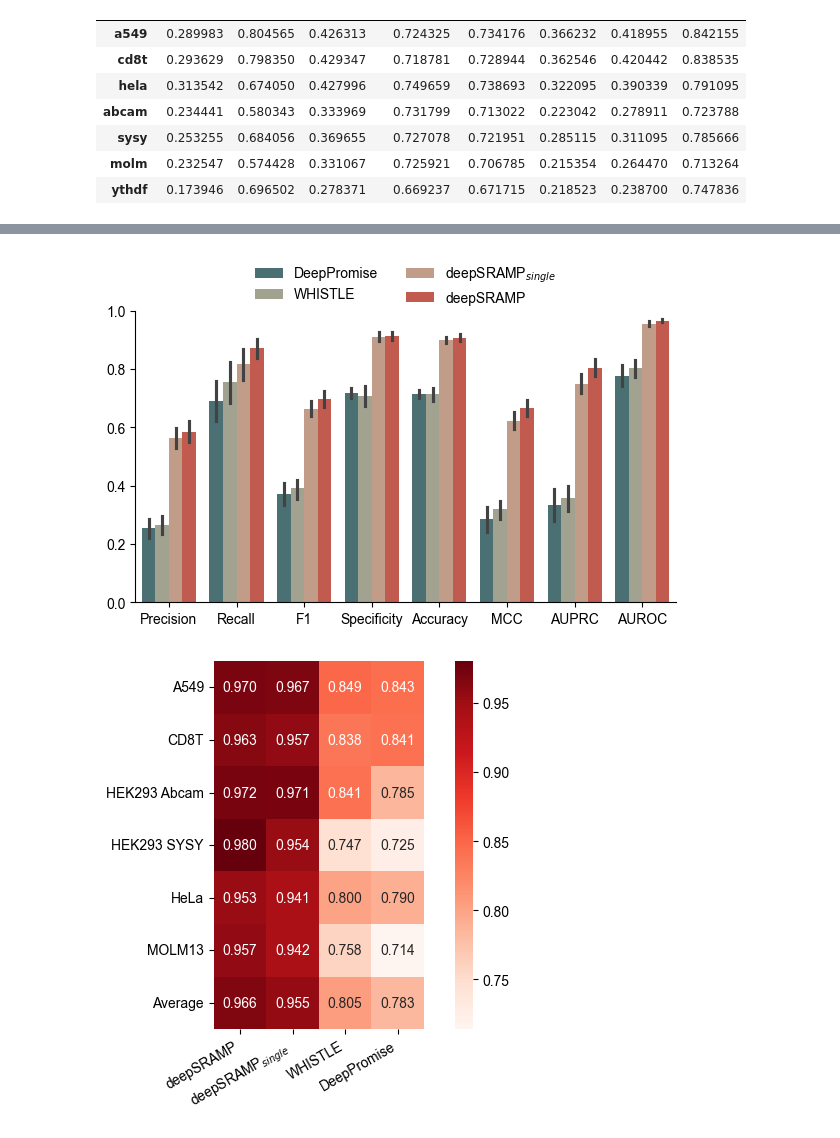
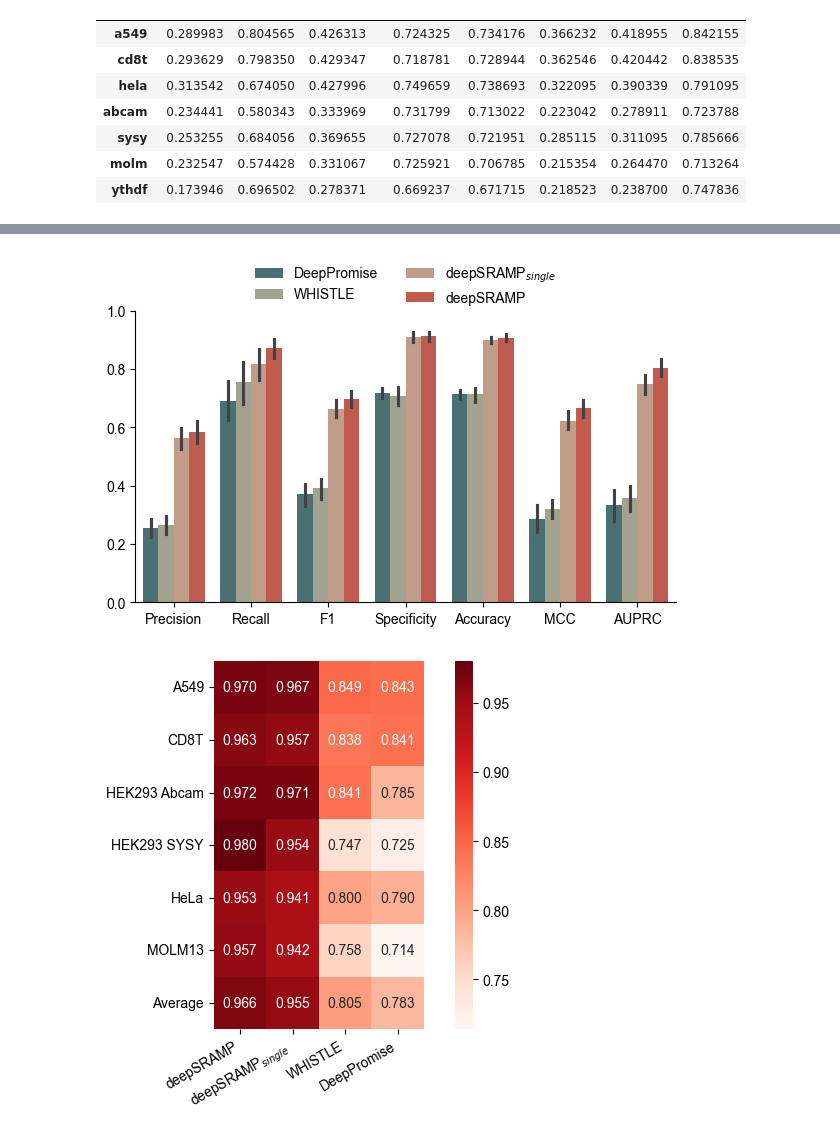
Before and after one commit to zhfanrui/deepSRAMP, a Jupyter notebook: fig2.ipynb, the cells around one changed output, grey strips where cells are left out. Drawn from its saved outputs; the diff is of its cells as text; code cells hidden in the pictures.

```diff
--- a/fig2.ipynb
+++ b/fig2.ipynb
@@ -467,21 +467,22 @@ t
 # %%
 tt = t.set_index(['method', 'dataset']).stack()[['deepSRAMP', 'deepSRAMP_Single', 'WHISTLE', 'DeepPromise']].reset_index()
 tt['method'] = tt.method.replace({'deepSRAMP_Single': 'deepSRAMP$_{{single}}$'})
+tt = tt[tt.level_2 !='AUROC']
 
 fig = plt.figure(figsize=(6, 4))
 ax = fig.subplots()
 ax.spines['top'].set_visible(False)
 ax.spines['right'].set_visible(False)
 sns.barplot(data=tt, x='level_2', y=0, hue='method', hue_order=['DeepPromise', 'WHISTLE', 'deepSRAMP$_{{single}}$', 'deepSRAMP'], palette=['#44757A', '#A5A58D', '#CB997E', '#D44C3C'])
 plt.legend(loc='upper center', frameon=False, ncol=2, bbox_to_anchor=(0.5, 1.2))
 plt.ylim((0, 1))
 plt.xlabel('')
 plt.ylabel('')
 plt.tight_layout()
 plt.savefig('fig/fig2_allmetric.svg')
 plt.show()
 # %% [output]
-[figure, old version]
+[figure, new version]
 # %%
 for i in ['AUROC', 'AUPRC']:
     tt = t[t.dataset != 'YTHDF'][[i, 'method', 'dataset']].set_index(['method', 'dataset']).unstack()[i]
```
Also changed, not shown: parts of 31 cells of this notebook, 38 other files.
